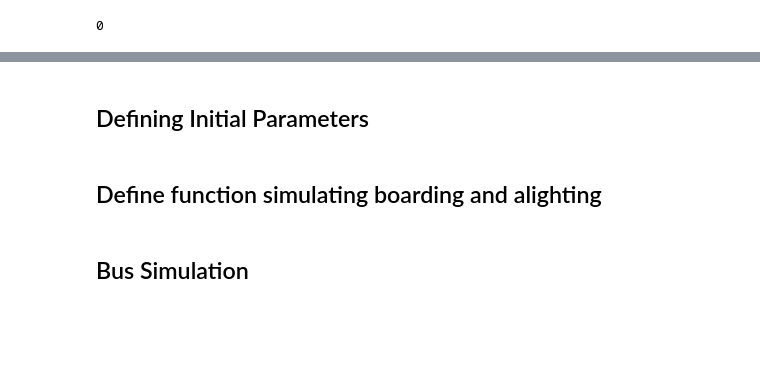
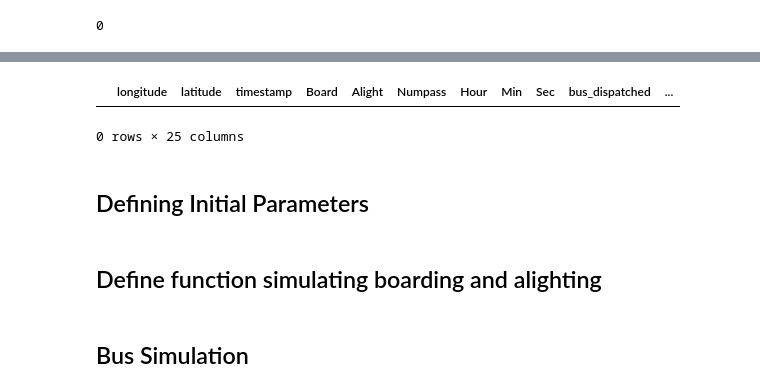
Before and after one commit to machiwao/pjdsc-optima-prime-sakayan-express, a Jupyter notebook: SakayanExpress_RouteSimulation.ipynb, the cells around one changed output, grey strips where cells are left out. Saved outputs shown, nothing was run; the diff lists cells and outputs as text; code cells hidden in the pictures; blank space fills up the shorter version.

```diff
--- a/SakayanExpress_RouteSimulation.ipynb
+++ b/SakayanExpress_RouteSimulation.ipynb
@@ -482,0 +537,13 @@ df.duplicated().sum()
+# %%
+def modify_boarding_status(df):
+    """
+    Modify the boarding status based on bus capacity and passenger availability.
+    """
+    capacity_threshold = 60  # Total bus capacity
+
+    for i in range(len(df)):
+        if df.loc[i, 'Numpass'] >= capacity_threshold and df.loc[i, 'Board'] == 1 and df.loc[i, 'waiting_passengers'] > 0:
+            df.loc[i, 'Board'] = 0  # Stop boarding if bus is full
+            df.loc[i, 'waiting_passengers'] = df.loc[i-1, 'waiting_passengers'] if i > 0 else 0
+            df.loc[i, 'Numpass'] = df.loc[i-1, 'Numpass'] if i > 0 else 0
+    return df
@@ -482,0 +558,3 @@ df.duplicated().sum()
+# %%
+# Modify your DataFrame based on the above logic
+df_for0711 = modify_boarding_status(df_for0711)
@@ -483,3 +569,8 @@ df.duplicated().sum()
+# %%
+df_for0711[(df_for0711['Numpass'] > 60) & (df_for0711['waiting_passengers'] > 0) & (df_for0711['Board'] == 1)]
+# %% [output]
+|  | longitude | latitude | timestamp | Board | Alight | Numpass | Hour | Min | Sec | bus_dispatched | ... |
+0 rows × 25 columns
 # %% [markdown]
 ## Defining Initial Parameters
 # %%
```
Also changed, not shown: parts of 26 cells of this notebook.
